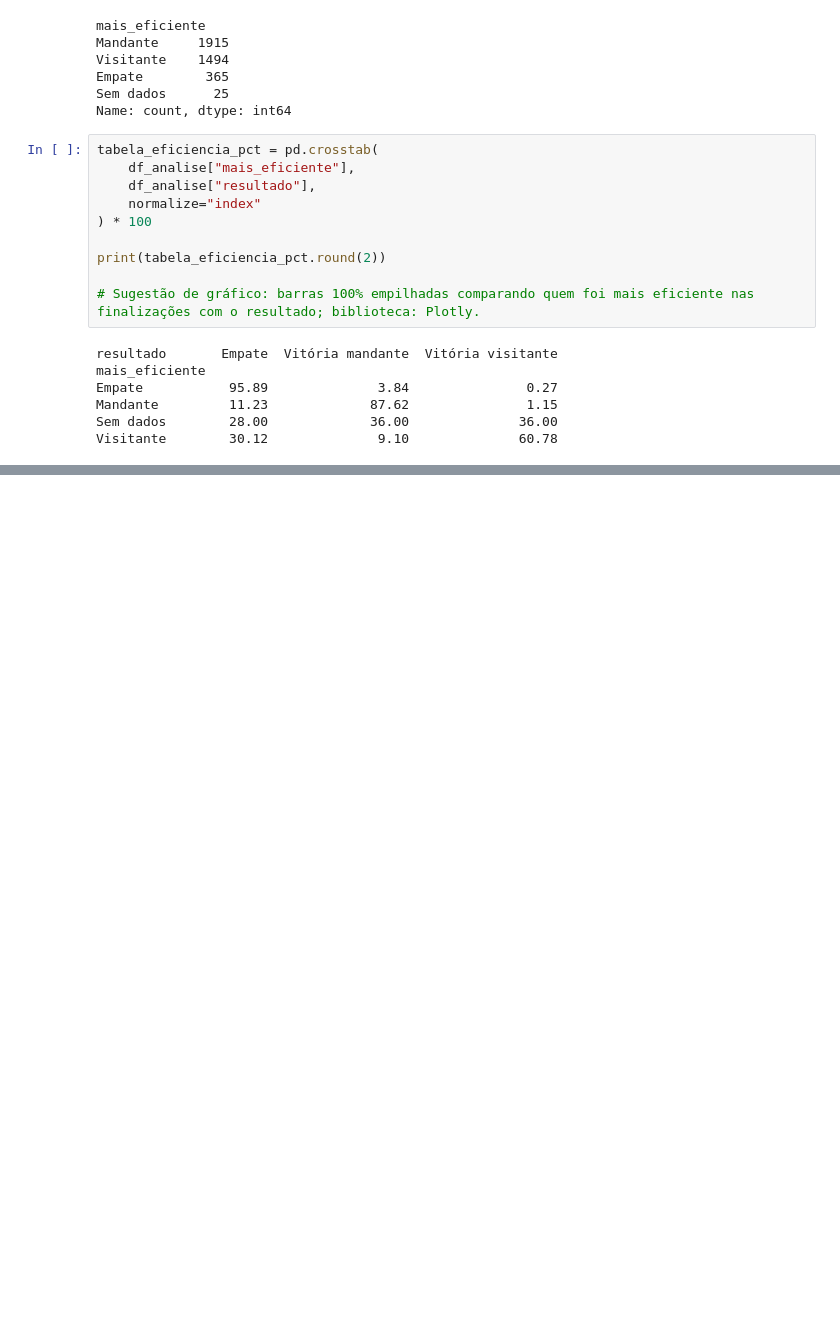
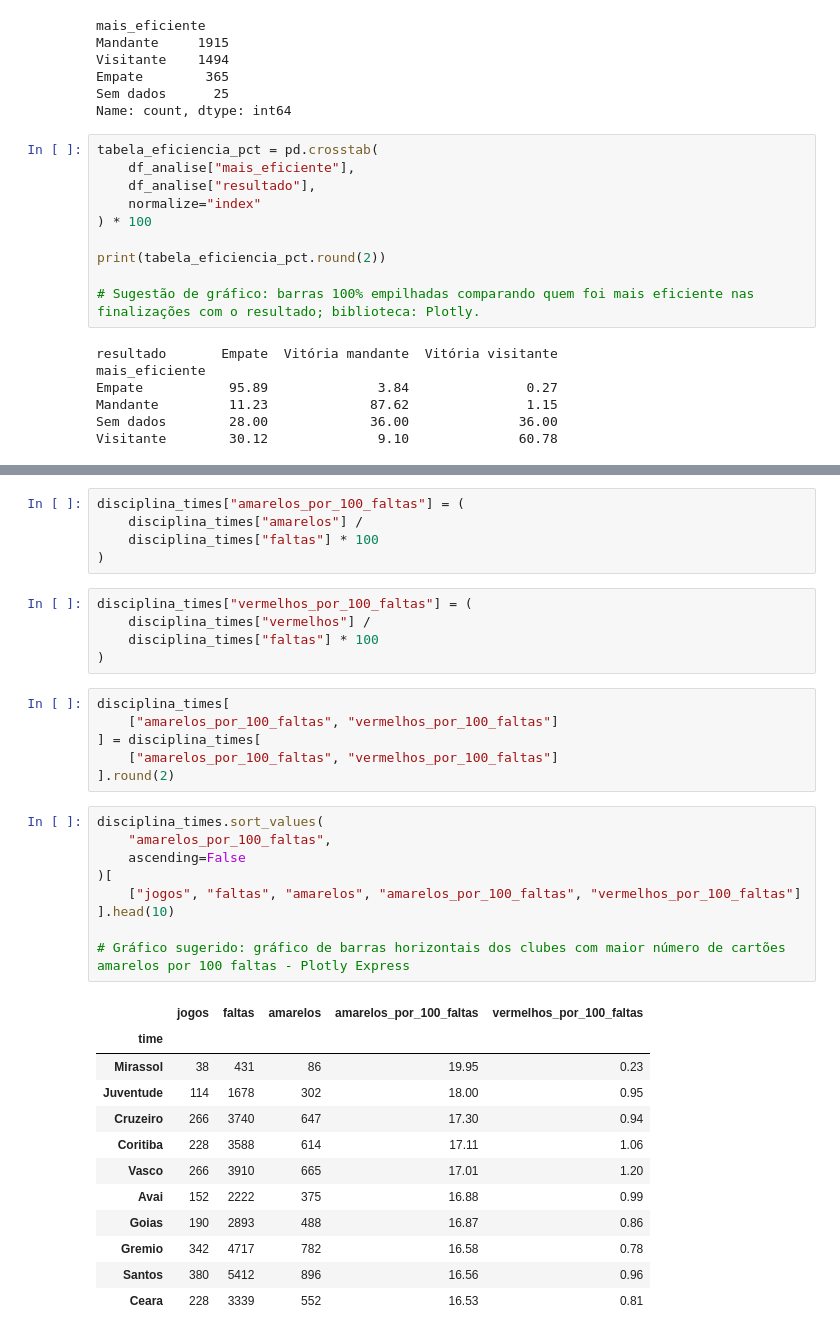
Before and after one commit to GustavoSarquis/Analise-Dataset-Brasileirao, a Jupyter notebook: analise_dados.ipynb, the cells around one changed output, grey strips where cells are left out. Cells and saved outputs as stored; diff of their text form; blank space fills up the shorter version.

```diff
--- a/analise_dados.ipynb
+++ b/analise_dados.ipynb
@@ -1271,0 +1715,38 @@ Visitante        30.12              9.10              60.78
+# %%
+disciplina_times["amarelos_por_100_faltas"] = (
+    disciplina_times["amarelos"] /
+    disciplina_times["faltas"] * 100
+)
+# %%
+disciplina_times["vermelhos_por_100_faltas"] = (
+    disciplina_times["vermelhos"] /
+    disciplina_times["faltas"] * 100
+)
+# %%
+disciplina_times[
+    ["amarelos_por_100_faltas", "vermelhos_por_100_faltas"]
+] = disciplina_times[
+    ["amarelos_por_100_faltas", "vermelhos_por_100_faltas"]
+].round(2)
+# %%
+disciplina_times.sort_values(
+    "amarelos_por_100_faltas",
+    ascending=False
+)[
+    ["jogos", "faltas", "amarelos", "amarelos_por_100_faltas", "vermelhos_por_100_faltas"]
+].head(10)
+
+# Gráfico sugerido: gráfico de barras horizontais dos clubes com maior número de cartões amarelos por 100 faltas - Plotly Express
+# %% [output]
+|  | jogos | faltas | amarelos | amarelos_por_100_faltas | vermelhos_por_100_faltas |
+| time |  |  |  |  |  |
+| Mirassol | 38 | 431 | 86 | 19.95 | 0.23 |
+| Juventude | 114 | 1678 | 302 | 18.00 | 0.95 |
+| Cruzeiro | 266 | 3740 | 647 | 17.30 | 0.94 |
+| Coritiba | 228 | 3588 | 614 | 17.11 | 1.06 |
+| Vasco | 266 | 3910 | 665 | 17.01 | 1.20 |
+| Avai | 152 | 2222 | 375 | 16.88 | 0.99 |
+| Goias | 190 | 2893 | 488 | 16.87 | 0.86 |
+| Gremio | 342 | 4717 | 782 | 16.58 | 0.78 |
+| Santos | 380 | 5412 | 896 | 16.56 | 0.96 |
+| Ceara | 228 | 3339 | 552 | 16.53 | 0.81 |
```
Also changed, not shown: parts of 44 cells of this notebook.
